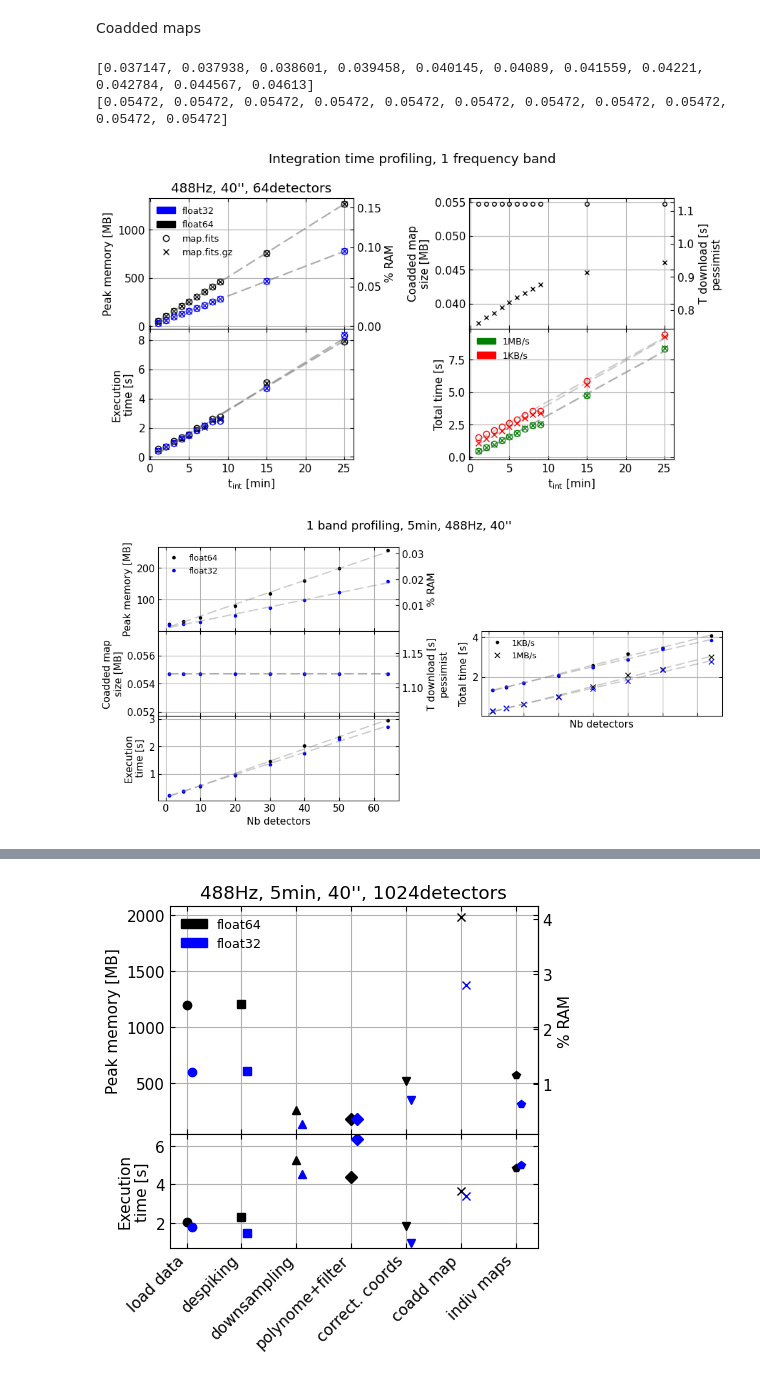
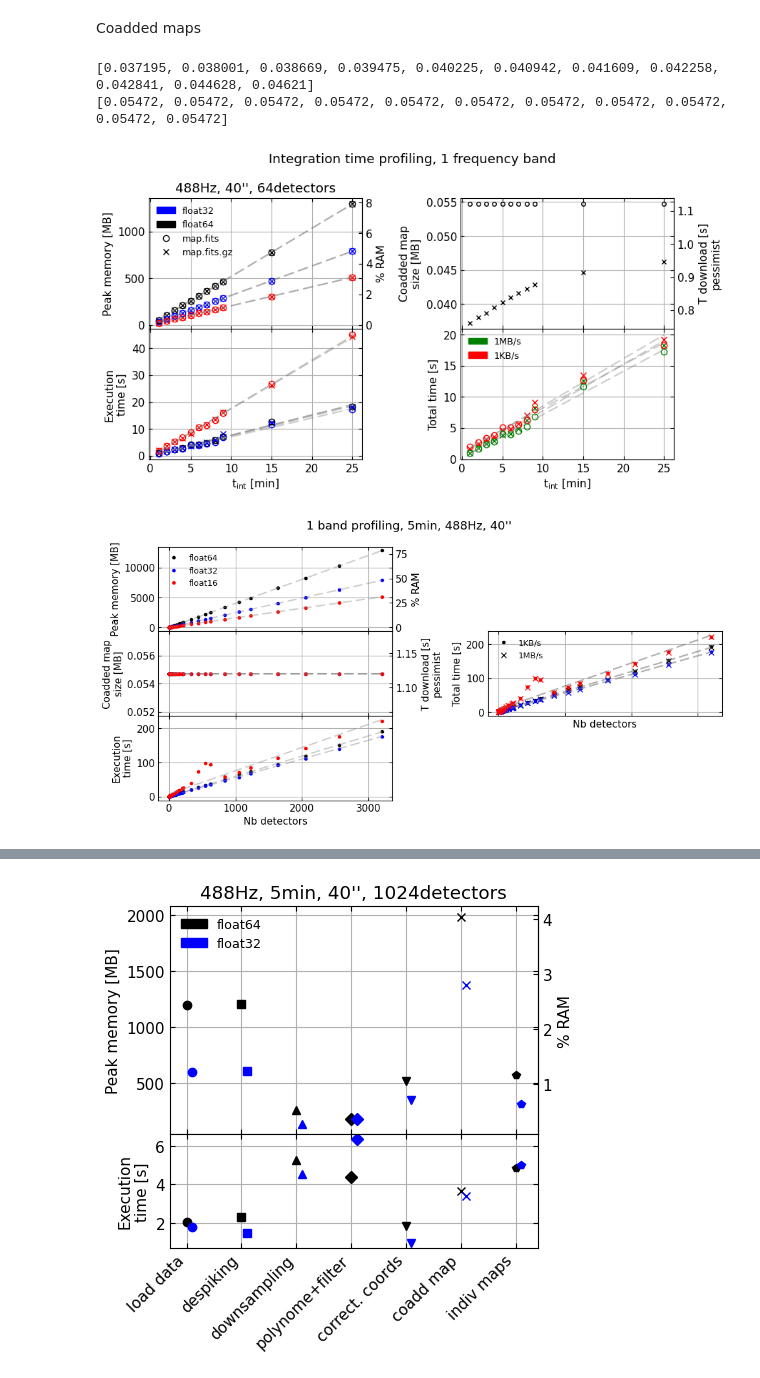
Before and after one commit to tim-balloon/TIM_analysis, a Jupyter notebook: namap/profiling.ipynb, the cells around one changed output, grey strips where cells are left out. Cells and saved outputs as stored; diff of their text form; code cells hidden in the pictures.

```diff
--- a/namap/profiling.ipynb
+++ b/namap/profiling.ipynb
@@ -35,16 +35,16 @@ matplotlib.rcParams.update({'legend.framealpha':0.6})
 matplotlib.rcParams.update({'lines.dashed_pattern':[7,3]})
 matplotlib.rcParams.update({'lines.dashed_pattern':[7,3]})
 RAM_MB = 8 *1024
-x = np.arange(1,64*2)
+
+x = np.arange(1,7300)
 y = np.arange(1,30)
-T_grid, N_grid = np.meshgrid(x, y)
+N_grid, T_grid = np.meshgrid(x, y)
 # %% [markdown]
 Coadded maps
 # %%
 file_perfs = 'fits_and_hdf5/namap_perf_profiling_coadded_maps.p'
 perfs = pickle.load( open(file_perfs, 'rb'))
 # %%
-
 fig, axs = plt.subplots(2,2,figsize=(9,5), sharex=True)#,gridspec_kw={'height_ratios': [2, 2, 1]})
 fig.suptitle("Integration time profiling, 1 frequency band")
 axm, axb, axt, axT = axs[0,0], axs[0,1], axs[1,0], axs[1,1],
@@ -55,7 +55,7 @@ for map_compression, marker in zip(('coadd.fits.gz', 'coadd.fits'), ('x','o')):
     axb.plot(perfs[key][key2], perfs[key]['float64'][map_compression]['output size [MB]'], marker,mfc='none',mec='k', markersize=4)
     print(perfs[key]['float64'][map_compression]['output size [MB]'])
 
-    for precision, color in zip(('float64', 'float32'),('k','b','r')):
+    for precision, color in zip(('float64', 'float32', 'float16'),('k','b','r')):
         axm.plot(perfs[key][key2], perfs[key][precision][map_compression]['peak memory [MB]'], f'{marker}', mfc='none',mec=color,)
 
         a_coeffs = np.polyfit(perfs[key][key2], perfs[key][precision][map_compression]['peak memory [MB]'], 1)
@@ -91,45 +91,45 @@ patch = mlines.Line2D([], [], linestyle='None',marker='o',    markerfacecolor='n
 patch = mlines.Line2D([], [], color='k', linestyle='None',marker='x',  label='map.fits.gz'); patchs.append(patch)
 axm.legend(handles=patchs)
 
 patchs = []
 patch = mpatches.Patch(color='g', label='1MB/s'); patchs.append(patch);
 patch = mpatches.Patch(color='r', label='1KB/s'); patchs.append(patch);
 axT.legend(handles=patchs)
 
 
-def f_to_z(x): return x/ (8 *1024)
+def f_to_z(x): return x/ (16 *1024)*100
 secax = axm.secondary_yaxis("right", functions=(f_to_z,f_to_z))
 secax.set_ylabel(f'% RAM')
 
 def f_to_z(x): return x/0.048828125
 secax = axb.secondary_yaxis("right", functions=(f_to_z,f_to_z))
 secax.set_ylabel(f'T download [s]\npessimist')
 
 ymin, ymax = axm.get_ylim()
 #axm.set_yticks(np.arange(int(0), int(ymax)+10, 150))
 axm.set_ylabel('Peak memory [MB]')
 axt.set_ylabel('Execution\ntime [s]')
 axT.set_ylabel('Total time [s]')
 axm.set_title("488Hz, 40'', 64detectors")
 axt.set_xlabel("$\\rm t_{int}$ [min]")
 axT.set_xlabel("$\\rm t_{int}$ [min]")
 axb.set_ylabel('Coadded map\nsize [MB]')
 
 fig.tight_layout()
 fig.subplots_adjust(hspace=0)
 # %% [output]
-[0.037147, 0.037938, 0.038601, 0.039458, 0.040145, 0.04089, 0.041559, 0.04221, 0.042784, 0.044567, 0.04613]
+[0.037195, 0.038001, 0.038669, 0.039475, 0.040225, 0.040942, 0.041609, 0.042258, 0.042841, 0.044628, 0.04621]
 [0.05472, 0.05472, 0.05472, 0.05472, 0.05472, 0.05472, 0.05472, 0.05472, 0.05472, 0.05472, 0.05472]
-[figure, old version]
+[figure, new version]
 # %%
 fig, axs = plt.subplots(3,2,figsize=(10,5), sharex=True,)
 axm, axb, axt, axT = axs[0,0], axs[1,0], axs[2,0],axs[1,1]
 axs[2,1].axis('off')
 axs[0,1].axis('off')
-key = 'profiling vs nb of detectors'
-key2 = "nb detectors"
+key = 'profiling vs nb bands'
+key2 = "nb dets"
 
-for precision, color in zip(('float64', 'float32'),('k','b','r')):
+for precision, color in zip(('float64', 'float32', 'float16'),('k','b','r')):
     axm.plot(perfs[key][key2], perfs[key][precision]['peak memory [MB]'], f'.{color}', label= precision)
 
     a_coeffs = np.polyfit(perfs[key][key2], perfs[key][precision]['peak memory [MB]'], 1)
@@ -168,7 +168,7 @@ for precision, color in zip(('float64', 'float32'),('k','b','r')):
         y_lin = p_lin(x_fit)
         axT.plot(x_fit, y_lin, color='gray', linestyle='--', alpha=0.4)
 
-def f_to_z(x): return x/(8 *1024)
+def f_to_z(x): return x/(16 *1024)*100
 secax = axm.secondary_yaxis("right", functions=(f_to_z,f_to_z))
 secax.set_ylabel(f'% RAM')
 
@@ -200,4 +200,4 @@ axT.set_xlabel("Nb detectors")
 fig.tight_layout()
 fig.subplots_adjust(hspace=0)
 # %% [output]
-[figure, old version]
+[figure, new version]
```
Also changed, not shown: parts of 16 cells of this notebook, 1 other file.
